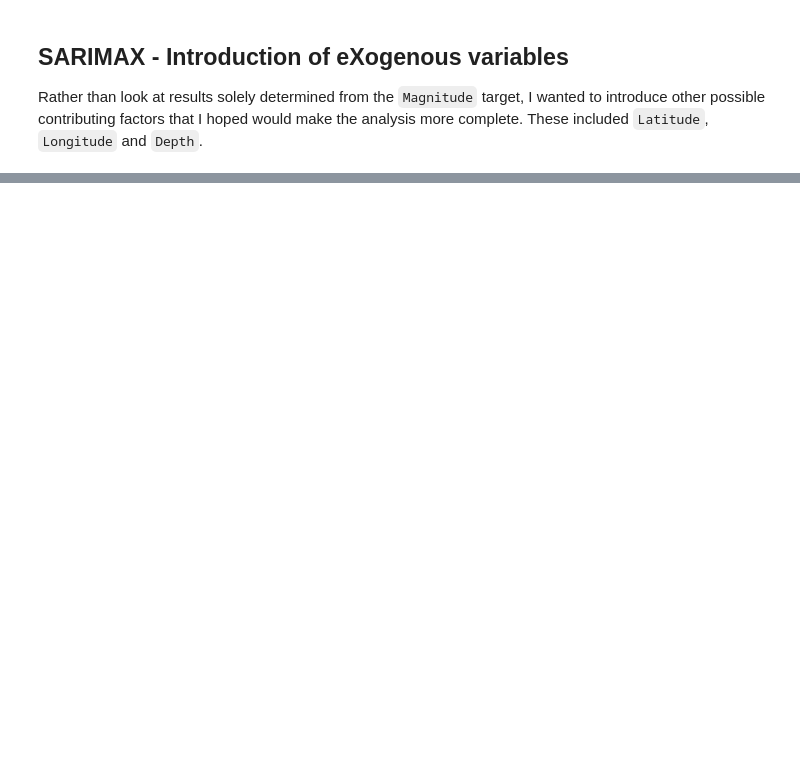
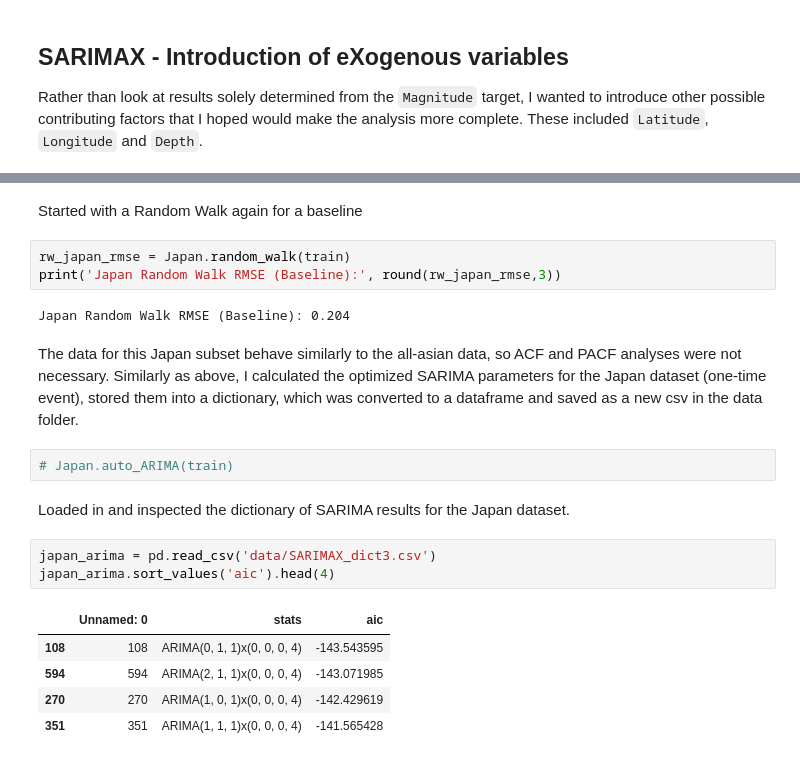
Before and after one commit to theobigdog/On-Shaky-Ground---Earthquakes-in-Asia, a Jupyter notebook: On Shaky Ground - Earthquake Preparedness.ipynb, the cells around one changed output, grey strips where cells are left out. Cells and saved outputs as stored; diff of their text form; blank space fills up the shorter version.

```diff
--- a/On Shaky Ground - Earthquake Preparedness.ipynb
+++ b/On Shaky Ground - Earthquake Preparedness.ipynb
@@ -630,0 +663,22 @@ Test RMSE: 0.1426
+# %% [markdown]
+Started with a Random Walk again for a baseline
+# %%
+rw_japan_rmse = Japan.random_walk(train)
+print('Japan Random Walk RMSE (Baseline):', round(rw_japan_rmse,3))
+# %% [output]
+Japan Random Walk RMSE (Baseline): 0.204
+# %% [markdown]
+The data for this Japan subset behave similarly to the all-asian data, so ACF and PACF analyses were not necessary.  Similarly as above, I calculated the optimized SARIMA parameters for the Japan dataset (one-time event), stored them into a dictionary, which was converted to a dataframe and saved as a new csv in the data folder.
+# %%
+# Japan.auto_ARIMA(train)
+# %% [markdown]
+Loaded in and inspected the dictionary of SARIMA results for the Japan dataset.
+# %%
+japan_arima = pd.read_csv('data/SARIMAX_dict3.csv')
+japan_arima.sort_values('aic').head(4)
+# %% [output]
+|  | Unnamed: 0 | stats | aic |
+| 108 | 108 | ARIMA(0, 1, 1)x(0, 0, 0, 4) | -143.543595 |
+| 594 | 594 | ARIMA(2, 1, 1)x(0, 0, 0, 4) | -143.071985 |
+| 270 | 270 | ARIMA(1, 0, 1)x(0, 0, 0, 4) | -142.429619 |
+| 351 | 351 | ARIMA(1, 1, 1)x(0, 0, 0, 4) | -141.565428 |
```
Also changed, not shown: parts of 27 cells of this notebook, 6 other files.
